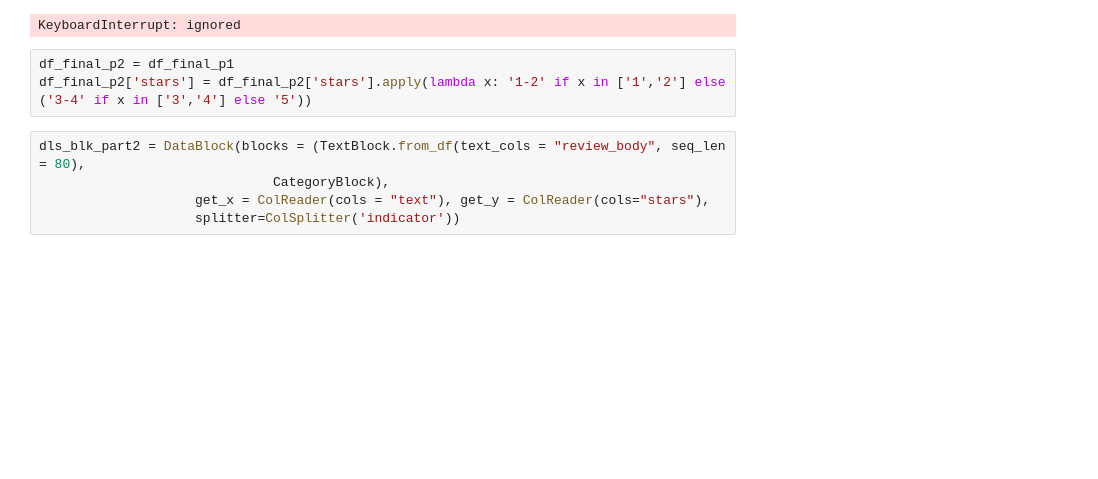
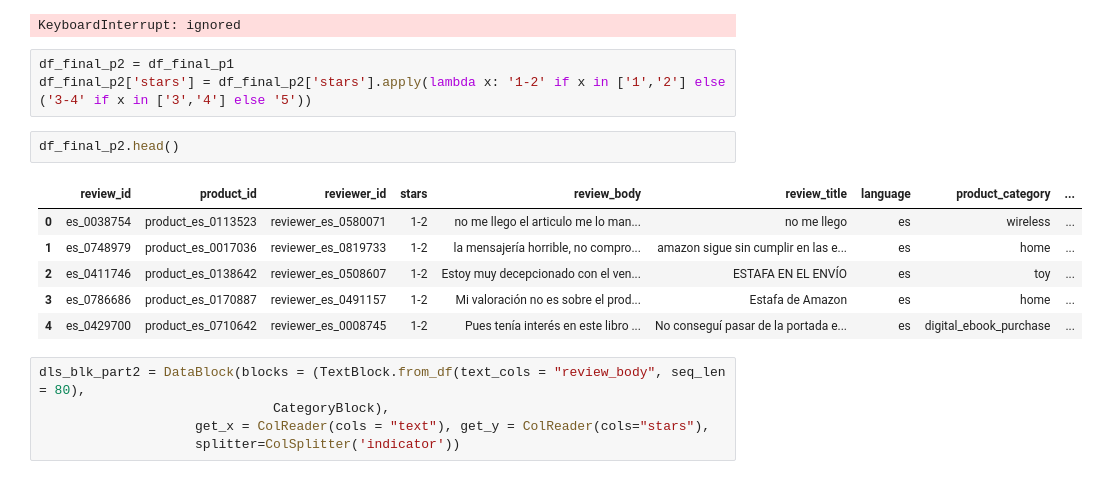
Before and after one commit to imceballos/udd_homeworks, a Jupyter notebook: Tarea2_MLAplicado.ipynb, the cells around one changed output. Saved outputs shown, nothing was run; the diff lists cells and outputs as text; blank space fills up the shorter version.

```diff
--- a/Tarea2_MLAplicado.ipynb
+++ b/Tarea2_MLAplicado.ipynb
@@ -450,6 +443,15 @@ KeyboardInterrupt: ignored
 # %%
 df_final_p2 = df_final_p1
 df_final_p2['stars'] = df_final_p2['stars'].apply(lambda x: '1-2' if x in ['1','2'] else ('3-4' if x in ['3','4'] else '5'))
+# %%
+df_final_p2.head()
+# %% [output]
+|  | review_id | product_id | reviewer_id | stars | review_body | review_title | language | product_category | ... |
+| 0 | es_0038754 | product_es_0113523 | reviewer_es_0580071 | 1-2 | no me llego el articulo me lo man... | no me llego | es | wireless | ... |
+| 1 | es_0748979 | product_es_0017036 | reviewer_es_0819733 | 1-2 | la mensajería horrible, no compro... | amazon sigue sin cumplir en las e... | es | home | ... |
+| 2 | es_0411746 | product_es_0138642 | reviewer_es_0508607 | 1-2 | Estoy muy decepcionado con el ven... | ESTAFA EN EL ENVÍO | es | toy | ... |
+| 3 | es_0786686 | product_es_0170887 | reviewer_es_0491157 | 1-2 | Mi valoración no es sobre el prod... | Estafa de Amazon | es | home | ... |
+| 4 | es_0429700 | product_es_0710642 | reviewer_es_0008745 | 1-2 | Pues tenía interés en este libro ... | No conseguí pasar de la portada e... | es | digital_ebook_purchase | ... |
 # %%
 dls_blk_part2 = DataBlock(blocks = (TextBlock.from_df(text_cols = "review_body", seq_len = 80),
                               CategoryBlock),
```
Also changed, not shown: parts of 29 cells of this notebook.
